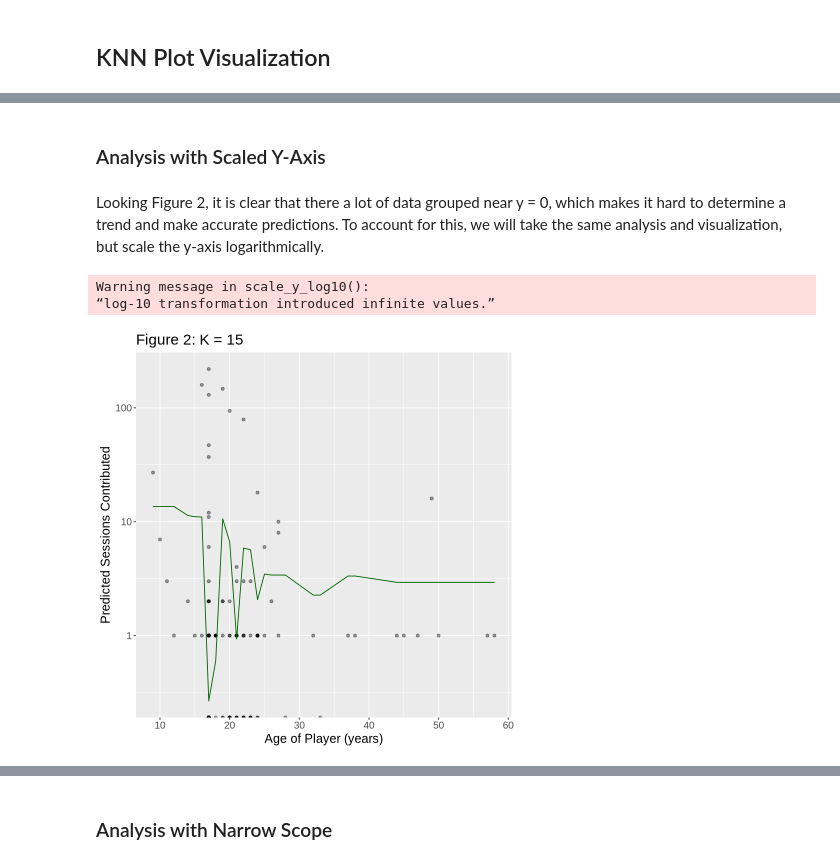
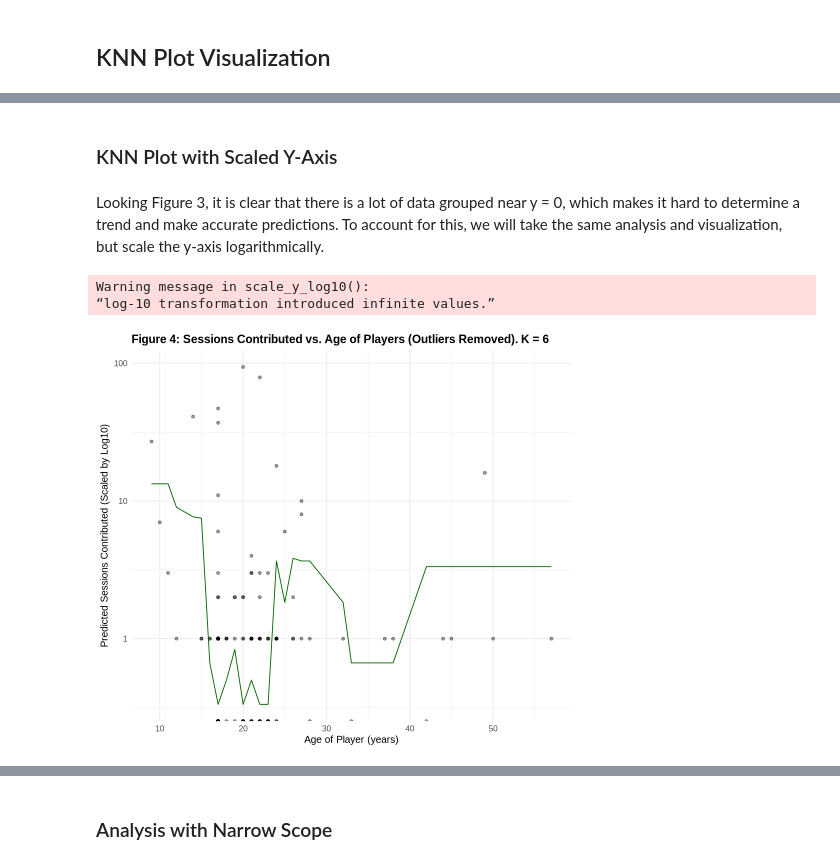
Before and after one commit to glarson5/dsci-100-group-project, a Jupyter notebook: Project Report.ipynb, the cells around one changed output, grey strips where cells are left out. Cells and saved outputs as stored; diff of their text form; code cells hidden in the pictures.

Commit message:
Edited Analysis for outliers, added visualizations, edited K

```diff
--- a/Project Report.ipynb
+++ b/Project Report.ipynb
@@ -423,30 +539,33 @@ analysis_plot
 # %% [markdown]
-### Analysis with Scaled Y-Axis
+### KNN Plot with Scaled Y-Axis
 # %% [markdown]
-Looking Figure 2, it is clear that there a lot of data grouped near y = 0, which makes it hard to determine a trend and make accurate predictions. To account for this, we will take the same analysis and visualization, but scale the y-axis logarithmically.
+Looking Figure 3, it is clear that there is a lot of data grouped near y = 0, which makes it hard to determine a trend and make accurate predictions. To account for this, we will take the same analysis and visualization, but scale the y-axis logarithmically.
 # %%
-options(repr.plot.width = 7, repr.plot.height = 7)
+set.seed(5000)
 
-analysis_preds <- analysis_best_fit |>
-    predict(analysis_training) |>
-    bind_cols(analysis_training)
+options(repr.plot.width = 8, repr.plot.height = 7)
 
-analysis_plot <- analysis_preds |>
+outlier_plot_scaled <- outlier_preds |>
     ggplot(aes(x = Age, y = num_sessions)) +
+
+    geom_point(alpha = 0.4) +
 
     scale_y_log10() +
 
-    geom_point(alpha = 0.4) +
-
     geom_line(aes(x = Age, y = .pred), color = "dark green") +
 
-    labs(y = "Predicted Sessions Contributed",
+    labs(y = "Predicted Sessions Contributed (Scaled by Log10)",
          x = "Age of Player (years)",
-         title = paste0("Figure 3: K = ", k_min)) +
-         theme(text = element_text(size = 15))
+         title = paste0("Figure 4: Sessions Contributed vs. Age of Players (Outliers Removed). K = ", outlier_k_min)) +
+         theme_minimal() +
+  theme(
+    plot.title = element_text(size = 14, face = "bold"),
+    axis.title = element_text(size = 12),
+    axis.text = element_text(size = 10)
+  )
 
-analysis_plot
+outlier_plot_scaled
 # %% [output]
 Warning message in scale_y_log10():
 “log-10 transformation introduced infinite values.”
-[figure, old version]
+[figure, new version]
```
Also changed, not shown: parts of 36 cells of this notebook.
